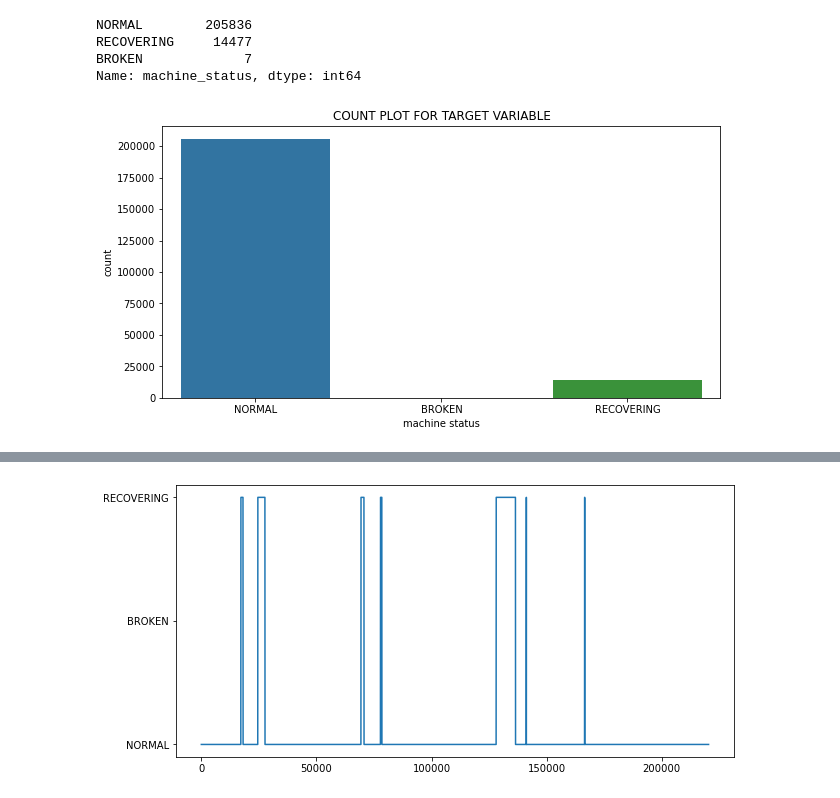
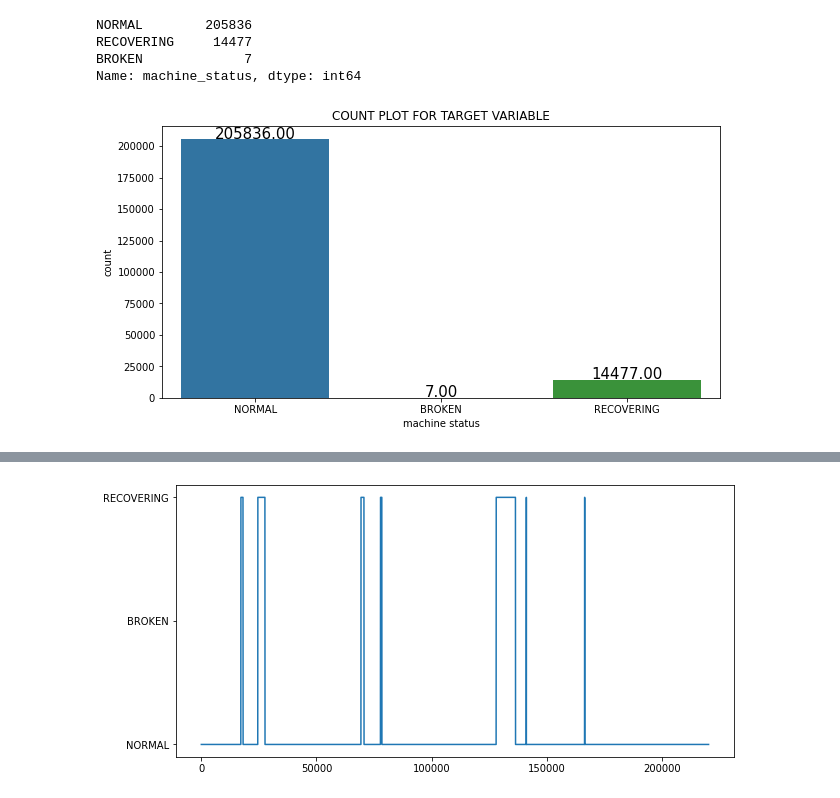
Before and after one commit to Syamkrishna123/Fault_detection_and_prediction_of_water_pump, a Jupyter notebook: pump_sensor_dataset.ipynb, the cells around one changed output, grey strips where cells are left out. Drawn from its saved outputs; the diff is of its cells as text; code cells hidden in the pictures.

```diff
--- a/pump_sensor_dataset.ipynb
+++ b/pump_sensor_dataset.ipynb
@@ -19,0 +11,6 @@ df.head()
+# %%
+from google.colab import drive
+drive.mount('/content/drive')
+
+df= pd.read_csv('/content/drive/MyDrive/Colab Notebooks/dataset/sensor.csv')
+df.head()
@@ -132,8 +151,10 @@ Name: machine_status, dtype: int64
 # %%
 plt.rcParams["figure.figsize"]= [10,5]
 ax= sns.countplot(x= 'machine_status',data= df)
+for x in ax.patches:
+  ax.annotate(format(x.get_height(), '.2f'), (x.get_x()+x.get_width()/2, x.get_height()),ha= 'center', va='center',size=15, xytext=(0,5),textcoords='offset points')
 plt.title('COUNT PLOT FOR TARGET VARIABLE')
 plt.xlabel('machine status')
 plt.show()
 # %% [output]
-[figure, old version]
+[figure, new version]
```
Also changed, not shown: parts of 27 cells of this notebook.
